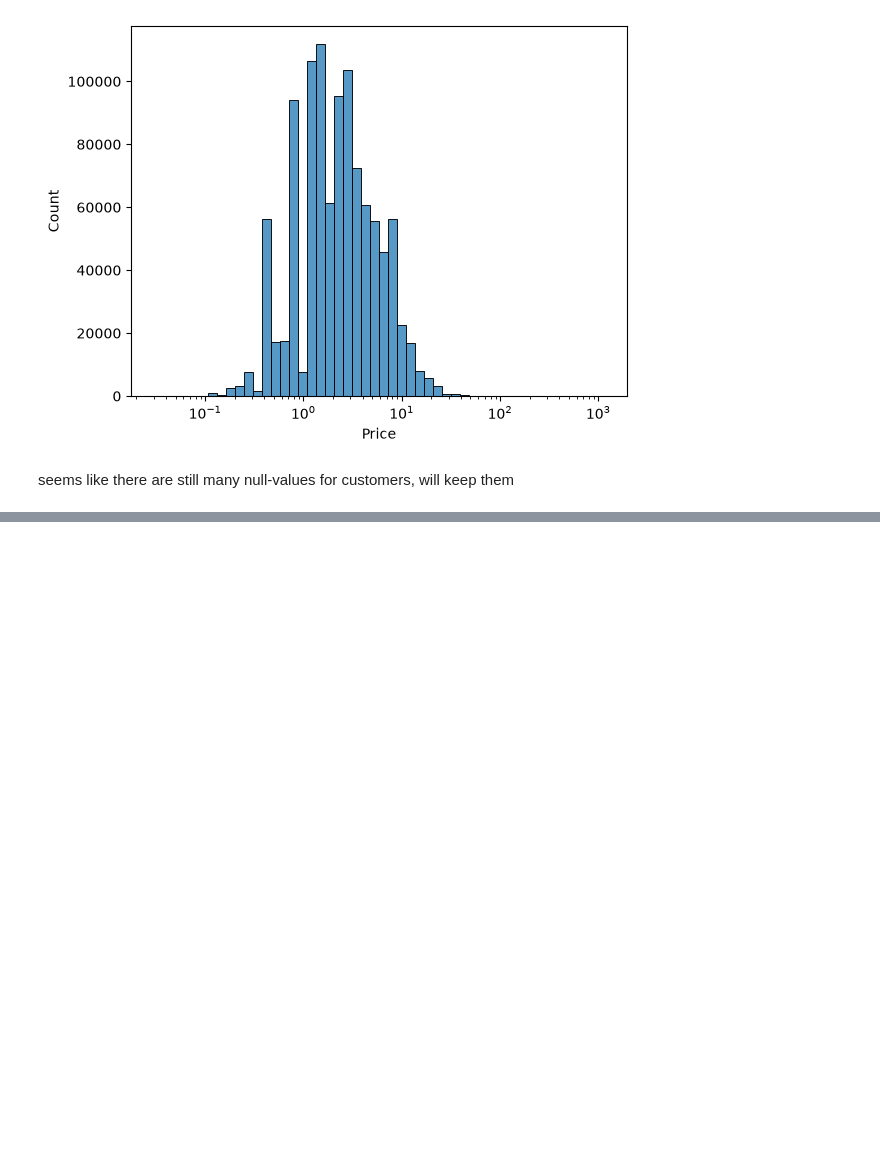
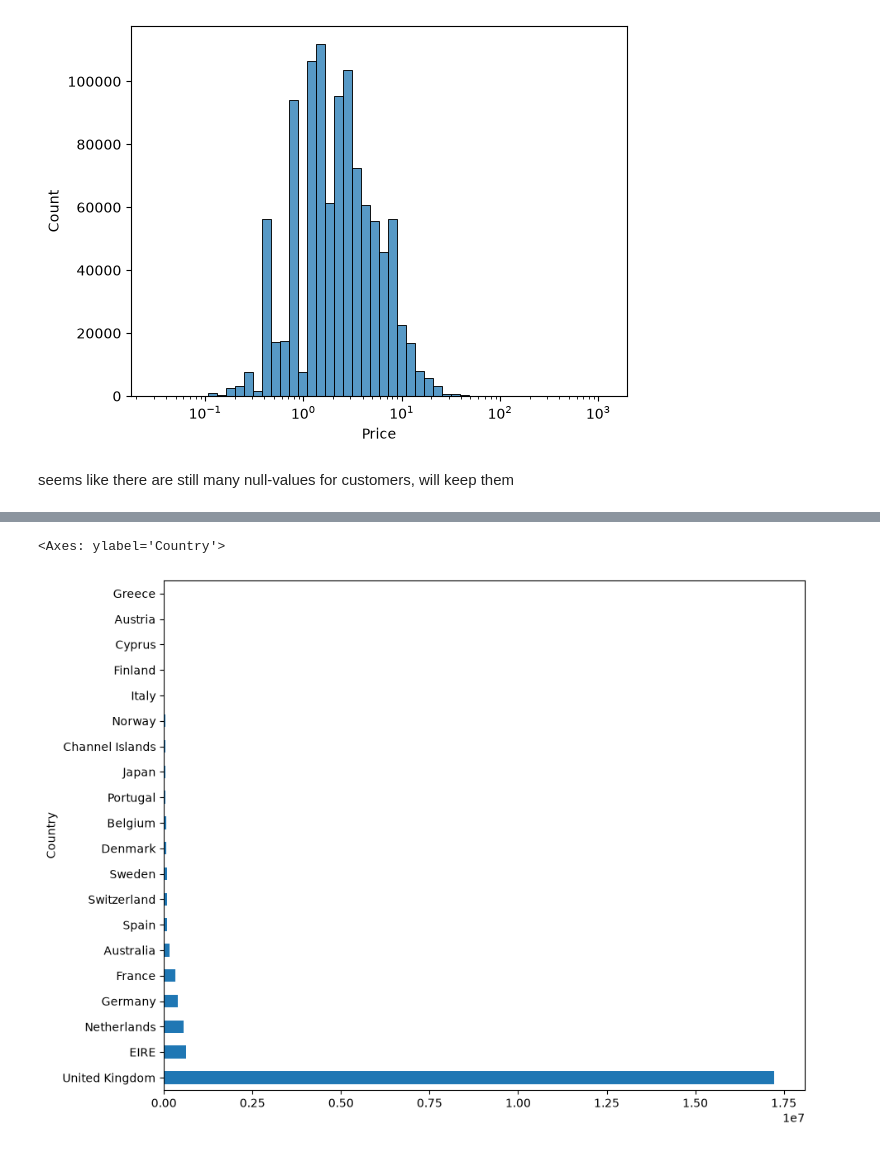
Before and after one commit to ToraBr/Online_retail_2, a Jupyter notebook: notebooks/01_exploring.ipynb, the cells around one changed output, grey strips where cells are left out. Drawn from its saved outputs; the diff is of its cells as text; code cells hidden in the pictures; blank space fills up the shorter version.

```diff
--- a/notebooks/01_exploring.ipynb
+++ b/notebooks/01_exploring.ipynb
@@ -540,0 +560,7 @@ seems like there are still many null-values for customers, will keep them
+# %%
+topp10 = df.groupby("Country")["Revenue"].sum().nlargest(20)
+
+topp10.plot.barh(figsize=(10, 8))
+# %% [output]
+<Axes: ylabel='Country'>
+[figure, added]
```
Also changed, not shown: parts of 8 cells of this notebook.
